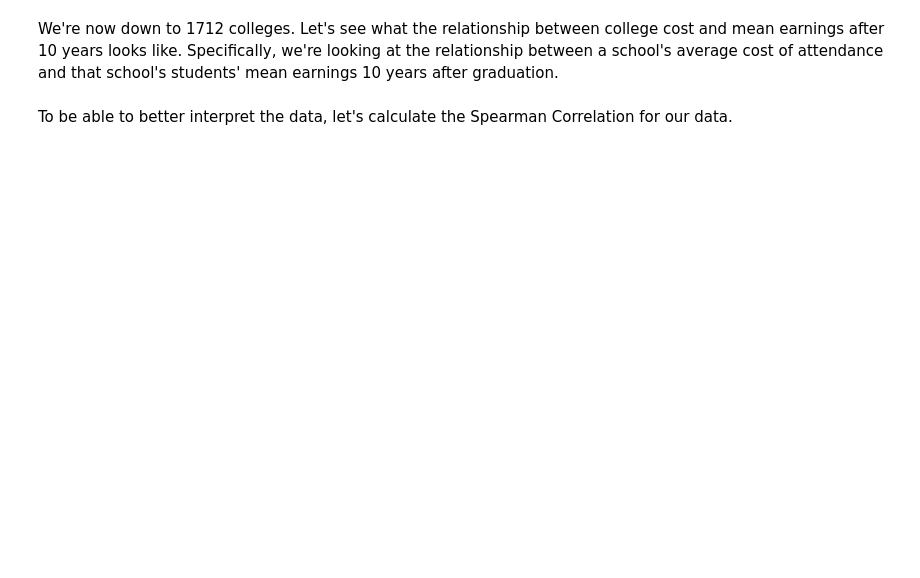
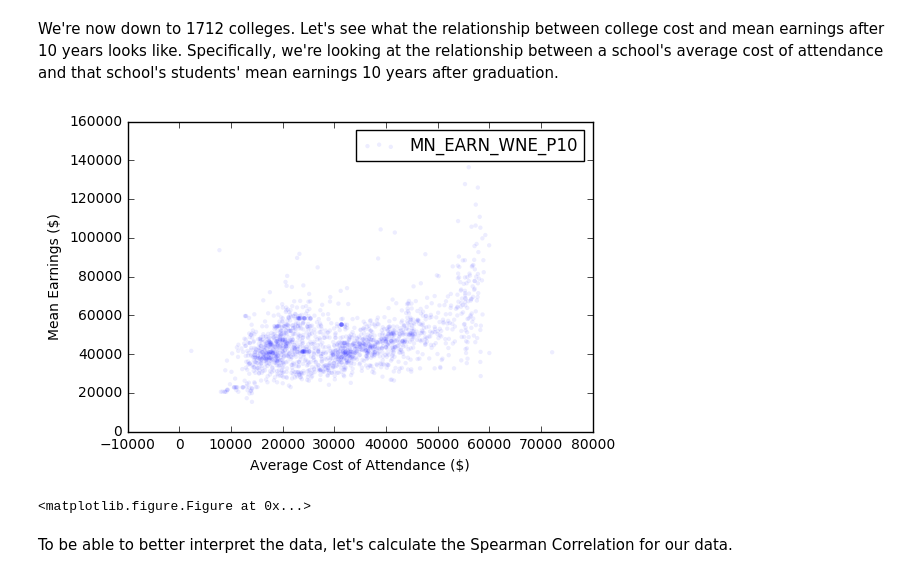
Before and after one commit to williamalu/data_science_college_scorecard, a Jupyter notebook: college_scorecard.ipynb, the cells around one changed output. Drawn from its saved outputs; the diff is of its cells as text; code cells hidden in the pictures; blank space fills up the shorter version.

Commit message:
changed alpha and markersize for scatterplots to prevent excessive datapoint overlap

```diff
--- a/college_scorecard.ipynb
+++ b/college_scorecard.ipynb
@@ -103,13 +111,16 @@ We're now down to 1712 colleges. Let's see what the relationship between college
 # %%
 costs = bachelors_cost_earnings.COST_COMBO
 earnings = bachelors_cost_earnings.MN_EARN_WNE_P10
 
-thinkplot.Scatter(costs, earnings)
+thinkplot.Scatter(costs, earnings, alpha=0.07, s=10)
 thinkplot.Show(xlabel='Average Cost of Attendance ($)',
                ylabel='Mean Earnings ($)')
 
 # bachelors_cost_earnings[pd.to_numeric(bachelors_cost_earnings.MN_EARN_WNE_P10, errors='coerce') > 150000]
 # bachelors_cost_earnings[pd.to_numeric(bachelors_cost_earnings.COST_COMBO, errors='coerce') > 70000].COST_COMBO
+# %% [output]
+[figure, added]
+<matplotlib.figure.Figure at 0x...>
 # %% [markdown]
 To be able to better interpret the data, let's calculate the Spearman Correlation for our data.
 # %%
```
Also changed, not shown: parts of 8 cells of this notebook, 3 other files.
